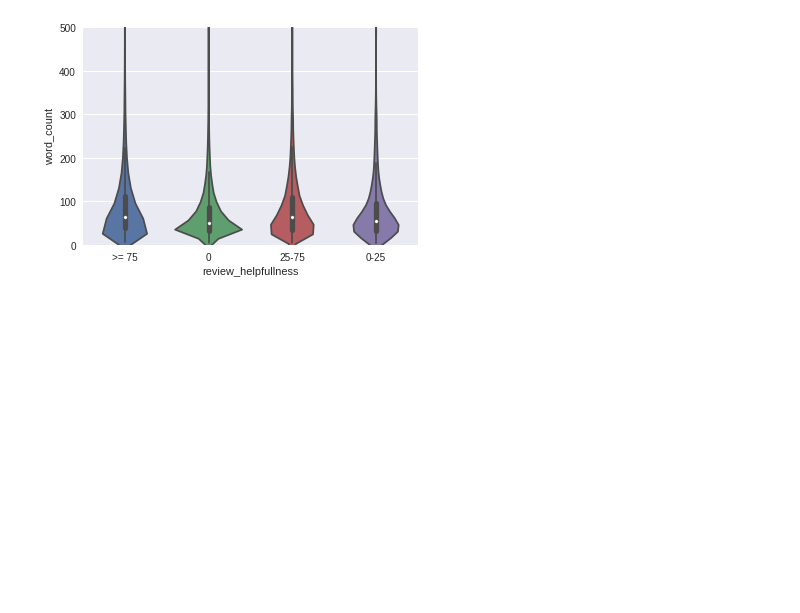
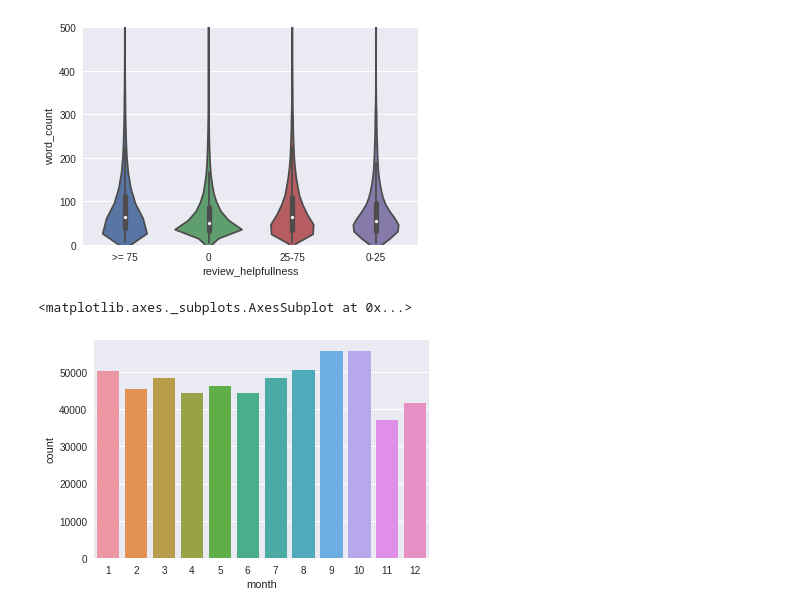
Before and after one commit to vikramriyer/text_learning, a Jupyter notebook: Exploring Amazon Fine Foods.ipynb, the cells around one changed output. Drawn from its saved outputs; the diff is of its cells as text; code cells hidden in the pictures; blank space fills up the shorter version.

```diff
--- a/Exploring Amazon Fine Foods.ipynb
+++ b/Exploring Amazon Fine Foods.ipynb
@@ -350,3 +350,17 @@ plt.ylim(0., 500.)
 # %% [output]
 (0.0, 500.0)
 [figure]
+# %%
+get_month = lambda x: x.month
+df['month'] = df.date.apply(get_month)
+# %%
+get_day = lambda x: x.day
+df['day'] = df.date.apply(get_day)
+# %%
+get_quarter = lambda x: 'Q1' if x < 4 else ('Q2' if x < 7 else ('Q3' if x < 10 else 'Q4'))
+df['quarter'] = df.month.apply(get_quarter)
+# %%
+sns.countplot('month', data=df)
+# %% [output]
+<matplotlib.axes._subplots.AxesSubplot at 0x...>
+[figure, added]
```
Also changed, not shown: parts of 2 cells of this notebook.
